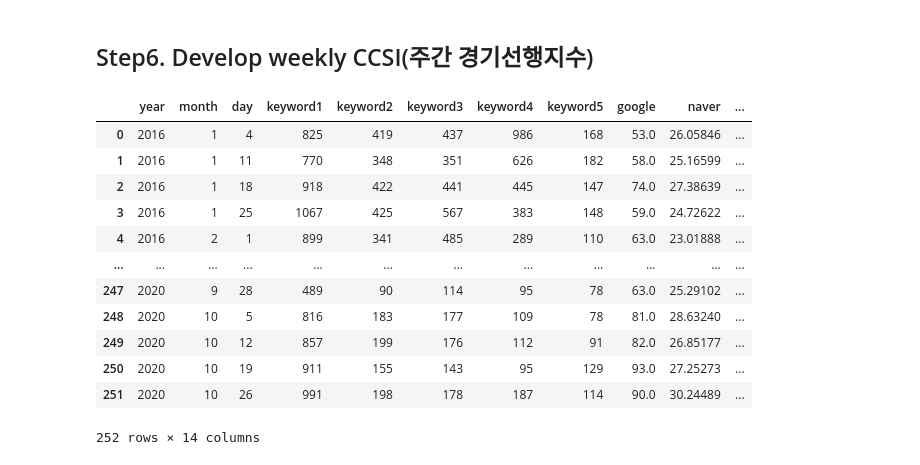
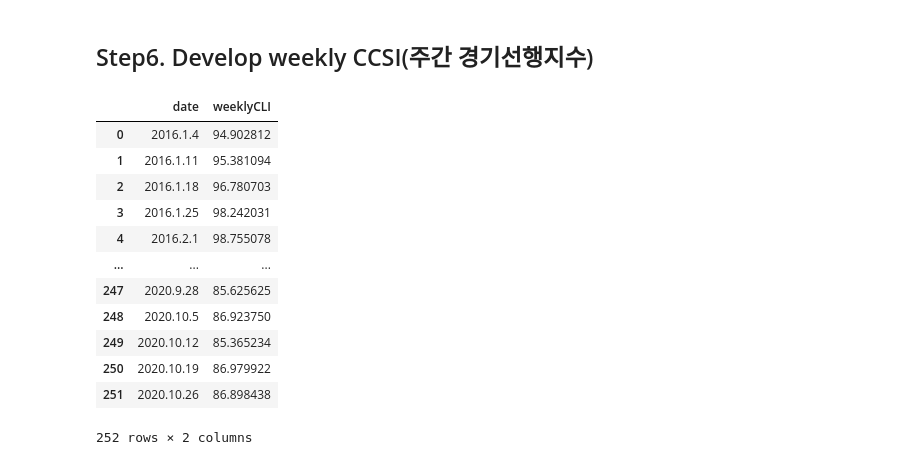
Before and after one commit to 2hyes/CLI-development, a Jupyter notebook: validation-and-Ttest(dataset_interpolation_shuffle).ipynb, the cells around one changed output. Cells and saved outputs as stored; diff of their text form; code cells hidden in the pictures.

```diff
--- a/validation-and-Ttest(dataset_interpolation_shuffle).ipynb
+++ b/validation-and-Ttest(dataset_interpolation_shuffle).ipynb
@@ -16,9 +16,6 @@ import warnings
 warnings.filterwarnings(action='ignore')
 # %%
 def pickleLoad(file):
-    if os.path.isfile(file):
-        with open(file,"rb") as fr:
-            dataframe = pickle.load(fr)
-        return dataframe
-    else:
-        %run -i './getTrainTestSet/getTrainTestSet_interpolation.py'
+    with open(file,"rb") as fr:
+        dataframe = pickle.load(fr)
+    return dataframe
@@ -482,27 +480,27 @@ plt.show()
 # %%
 weekly_CLI = []
 for i in range(len(tmp)):
     if i == 0 :
         cli = tmp.pred.iloc[i]
         weekly_CLI.append(cli)
         continue
 
     cli = (tmp.pred.iloc[i-1] + tmp.pred.iloc[i]) / 2
     weekly_CLI.append(cli)
 
 tmp['weeklyCLI'] = weekly_CLI
-tmp
+tmp[['date', 'weeklyCLI']]
 # %% [output]
-|  | year | month | day | keyword1 | keyword2 | keyword3 | keyword4 | keyword5 | google | naver | ... |
-| 0 | 2016 | 1 | 4 | 825 | 419 | 437 | 986 | 168 | 53.0 | 26.05846 | ... |
-| 1 | 2016 | 1 | 11 | 770 | 348 | 351 | 626 | 182 | 58.0 | 25.16599 | ... |
-| 2 | 2016 | 1 | 18 | 918 | 422 | 441 | 445 | 147 | 74.0 | 27.38639 | ... |
-| 3 | 2016 | 1 | 25 | 1067 | 425 | 567 | 383 | 148 | 59.0 | 24.72622 | ... |
-| 4 | 2016 | 2 | 1 | 899 | 341 | 485 | 289 | 110 | 63.0 | 23.01888 | ... |
-| ... | ... | ... | ... | ... | ... | ... | ... | ... | ... | ... | ... |
-| 247 | 2020 | 9 | 28 | 489 | 90 | 114 | 95 | 78 | 63.0 | 25.29102 | ... |
-| 248 | 2020 | 10 | 5 | 816 | 183 | 177 | 109 | 78 | 81.0 | 28.63240 | ... |
-| 249 | 2020 | 10 | 12 | 857 | 199 | 176 | 112 | 91 | 82.0 | 26.85177 | ... |
-| 250 | 2020 | 10 | 19 | 911 | 155 | 143 | 95 | 129 | 93.0 | 27.25273 | ... |
-| 251 | 2020 | 10 | 26 | 991 | 198 | 178 | 187 | 114 | 90.0 | 30.24489 | ... |
+|  | date | weeklyCLI |
+| 0 | 2016.1.4 | 94.902812 |
+| 1 | 2016.1.11 | 95.381094 |
+| 2 | 2016.1.18 | 96.780703 |
+| 3 | 2016.1.25 | 98.242031 |
+| 4 | 2016.2.1 | 98.755078 |
+| ... | ... | ... |
+| 247 | 2020.9.28 | 85.625625 |
+| 248 | 2020.10.5 | 86.923750 |
+| 249 | 2020.10.12 | 85.365234 |
+| 250 | 2020.10.19 | 86.979922 |
+| 251 | 2020.10.26 | 86.898438 |
-252 rows × 14 columns
+252 rows × 2 columns
```
Also changed, not shown: parts of 30 cells of this notebook, 3 other files.
